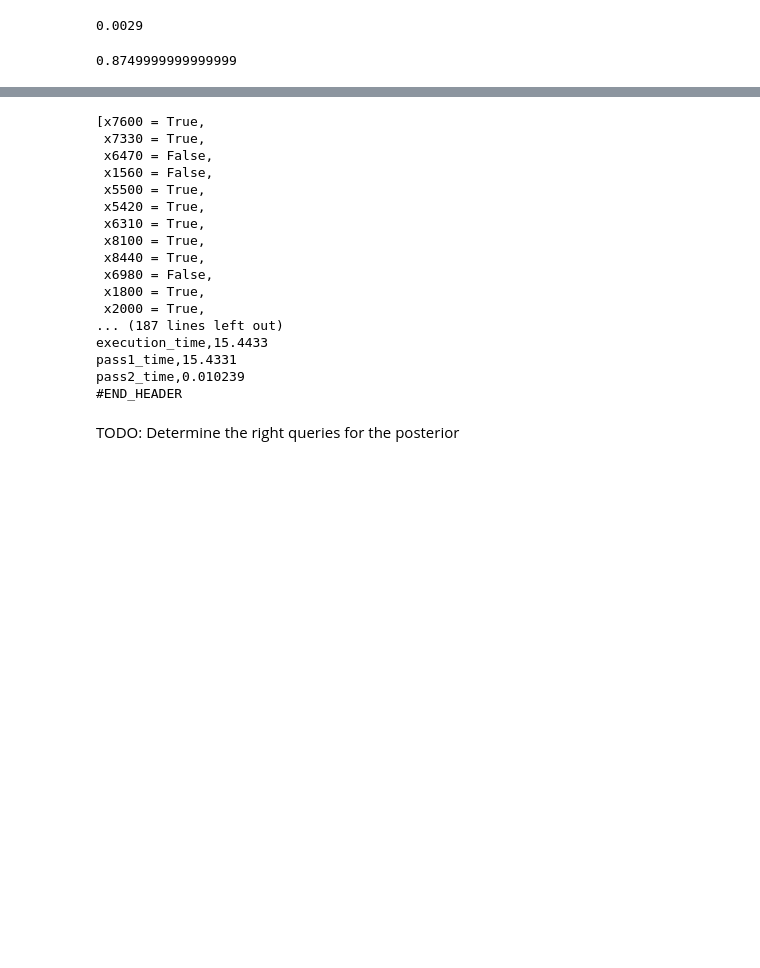
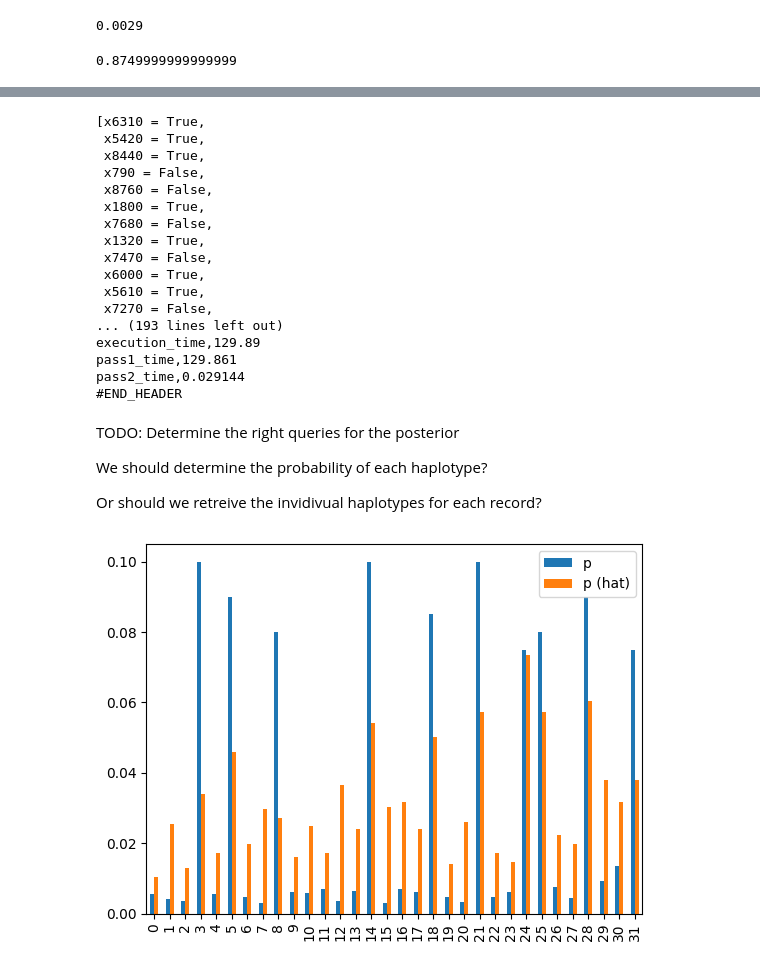
Before and after one commit to itu-square/sat-metropolis, a Jupyter notebook: experiments/sat/haplotypes/haplotypes.ipynb, the cells around one changed output, grey strips where cells are left out. Drawn from its saved outputs; the diff is of its cells as text; code cells hidden in the pictures; blank space fills up the shorter version.

```diff
--- a/experiments/sat/haplotypes/haplotypes.ipynb
+++ b/experiments/sat/haplotypes/haplotypes.ipynb
@@ -81,25 +135,29 @@ trace = mcmc.sample_mh_trace_from_z3_model(backend='spur',
                                            z3_problem=g,
                                            num_vars=num_vars,
                                            num_bits=num_bits,
-                                           num_samples=10000,
+                                           num_samples=30000,
                                            num_chains=4)
 # %% [output]
-[x7600 = True,
- x7330 = True,
- x6470 = False,
- x1560 = False,
- x5500 = True,
+[x6310 = True,
  x5420 = True,
- x6310 = True,
- x8100 = True,
  x8440 = True,
- x6980 = False,
+ x790 = False,
+ x8760 = False,
  x1800 = True,
- x2000 = True,
-... (187 lines left out)
-execution_time,15.4433
-pass1_time,15.4331
-pass2_time,0.010239
+ x7680 = False,
+ x1320 = True,
+ x7470 = False,
+ x6000 = True,
+ x5610 = True,
+ x7270 = False,
+... (193 lines left out)
+execution_time,129.89
+pass1_time,129.861
+pass2_time,0.029144
 #END_HEADER
 # %% [markdown]
 TODO: Determine the right queries for the posterior
+
+We should determine the probability of each haplotype?
+
+Or should we retreive the invidivual haplotypes for each record?
@@ -105,0 +202,18 @@ TODO: Determine the right queries for the posterior
+# %%
+def normalize_haplotypes_posterior(haplo_num_posterior):
+    """
+    Takes as input a dict with haplotypes as keys and their counts and values.
+    Returns a similar dict where values is the probability of each haplotype (frequentist)
+    """
+    total = sum([haplo_num_posterior[x] for x in list(haplo_num_posterior.keys())])
+    return { x: haplo_num_posterior[x]/total  for x in list(haplo_num_posterior.keys())}
+# %%
+c = normalize_haplotypes_posterior(haplotypesnumber_posterior)
+# %%
+posterior_probs = [c[k] for k in c.keys()]
+# %%
+df_p = pd.DataFrame(data={'p': haplotypesProb, 'p (hat)': posterior_probs})
+# %%
+df_p.plot.bar();
+# %% [output]
+[figure, added]
```
Also changed, not shown: parts of 18 cells of this notebook.
